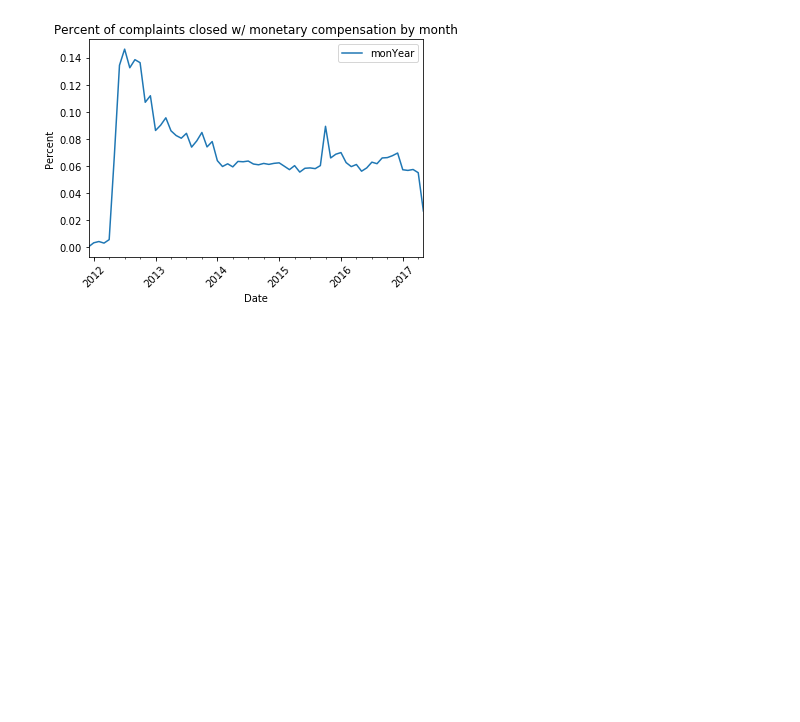
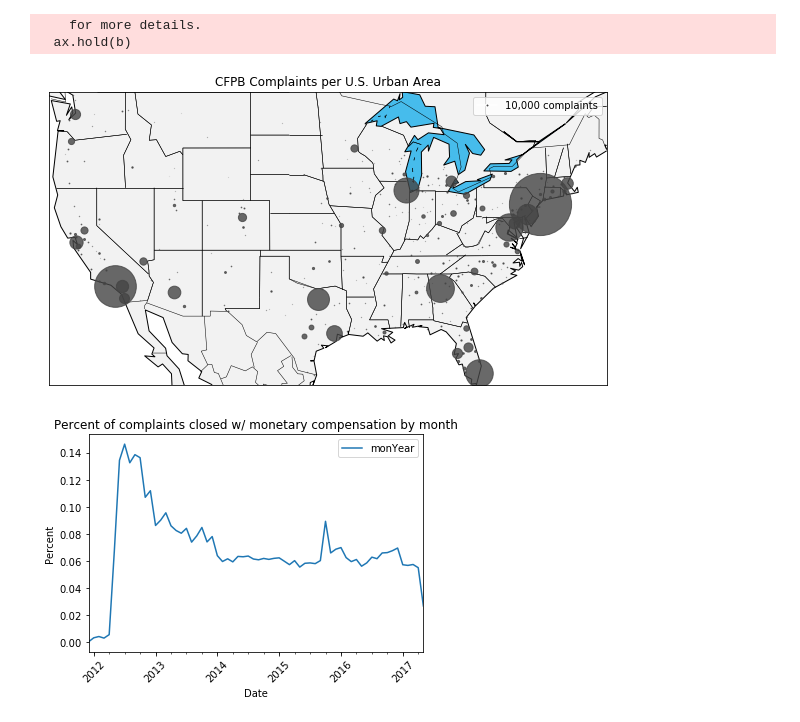
Before and after one commit to augustineM/Cfpb-complaint-classification, a Jupyter notebook: cfpbComplaintCompensation.ipynb, the cells around one changed output. Cells and saved outputs as stored; diff of their text form; code cells hidden in the pictures; blank space fills up the shorter version.

```diff
--- a/cfpbComplaintCompensation.ipynb
+++ b/cfpbComplaintCompensation.ipynb
@@ -164,3 +156,64 @@ from matplotlib.colors import Normalize
+# %%
+#just for mapping
+map_data=cfpbComplaintCbsaUaLl[['UA','INTPTLAT','INTPTLONG']].groupby(['UA','INTPTLONG','INTPTLAT']).size().reset_index(name='counts')
+# %%
+import matplotlib.pyplot as plt
+import matplotlib.cm
+import matplotlib.patches as mpatches
+from matplotlib.patches import Circle
+from matplotlib.lines import Line2D
+
+from mpl_toolkits.basemap import Basemap
+from matplotlib.patches import Polygon
+from matplotlib.collections import PatchCollection
+from matplotlib.colors import Normalize
+
+fig, ax = plt.subplots(figsize=(10,20))
+
+m= Basemap(resolution='c', # c, l, i, h, f or None
+            projection='merc',
+            lat_0=-90, lon_0=49,
+            llcrnrlon=-125., llcrnrlat= 25, urcrnrlon=-67, urcrnrlat=49)
+
+m.fillcontinents(color='#f2f2f2',lake_color='#46bcec')
+m.drawcoastlines()
+m.drawcountries()
+m.drawstates()
+plt.title('CFPB Complaints per U.S. Urban Area')
+
+#gt = mpatches.Circle((1,1),1,color='#444444',label='10,000 complaints')
+#plt.legend(handles=[gt], loc=3)
+#plt.legend(['ro'],['1,000 complaints'])
+#plt.legend([red_dot, (red_dot, white_cross)], ["Attr A", "Attr A+B"])
+
+
+
+line1 = Line2D(range(1), range(1), color="white", marker='o', markerfacecolor="#444444", markersize=3)
+
+plt.legend([line1],['10,000 complaints'],numpoints=1, loc=1)
+
+def plot_area(line):
+    count = line.counts#loc[new_areas.pos == pos]['count']
+#x,y= m(line.INTPTLONG,line.INTPTLAT)
+    lon= line.iloc[0]['INTPTLONG']#[0::1] #-114.568173 #line.INTPTLONG
+    lat= line.iloc[0]['INTPTLAT']#32.676904#ine.INTPTLAT
+    x,y= m(lon,lat)
+    size = (count/1000)#+1 #** 2 + 3
+    m.plot(x, y, 'o', markersize= size, color='#444444', alpha=0.8)
+
+
+#size
+
+#map_data[['INTPTLONG','INTPTLAT','counts']].apply(plot_area)
+numRows= map_data['counts'].size
+
+#map_data.apply(plot_area)
+for i in range(1,numRows):
+    plot_area(map_data[i-1:i])
+# %% [output]
+    for more details.
+  ax.hold(b)
+[figure, added]
 # %%
 cfpbComplaintCbsaUaLl['target']=np.where(cfpbComplaintCbsaUaLl['respCode']== 0,1,0)
 # %%
```
Also changed, not shown: parts of 1 cell of this notebook.
